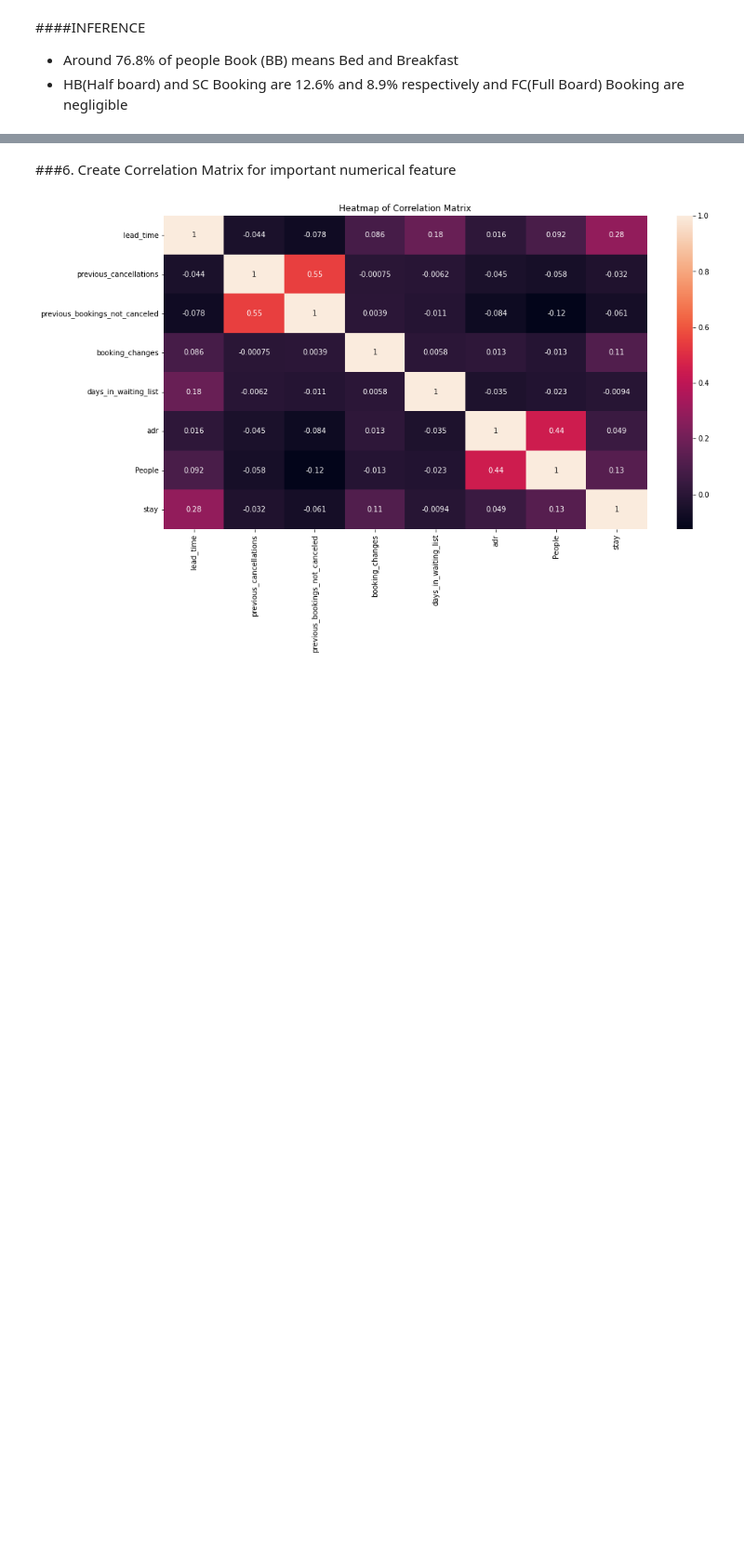
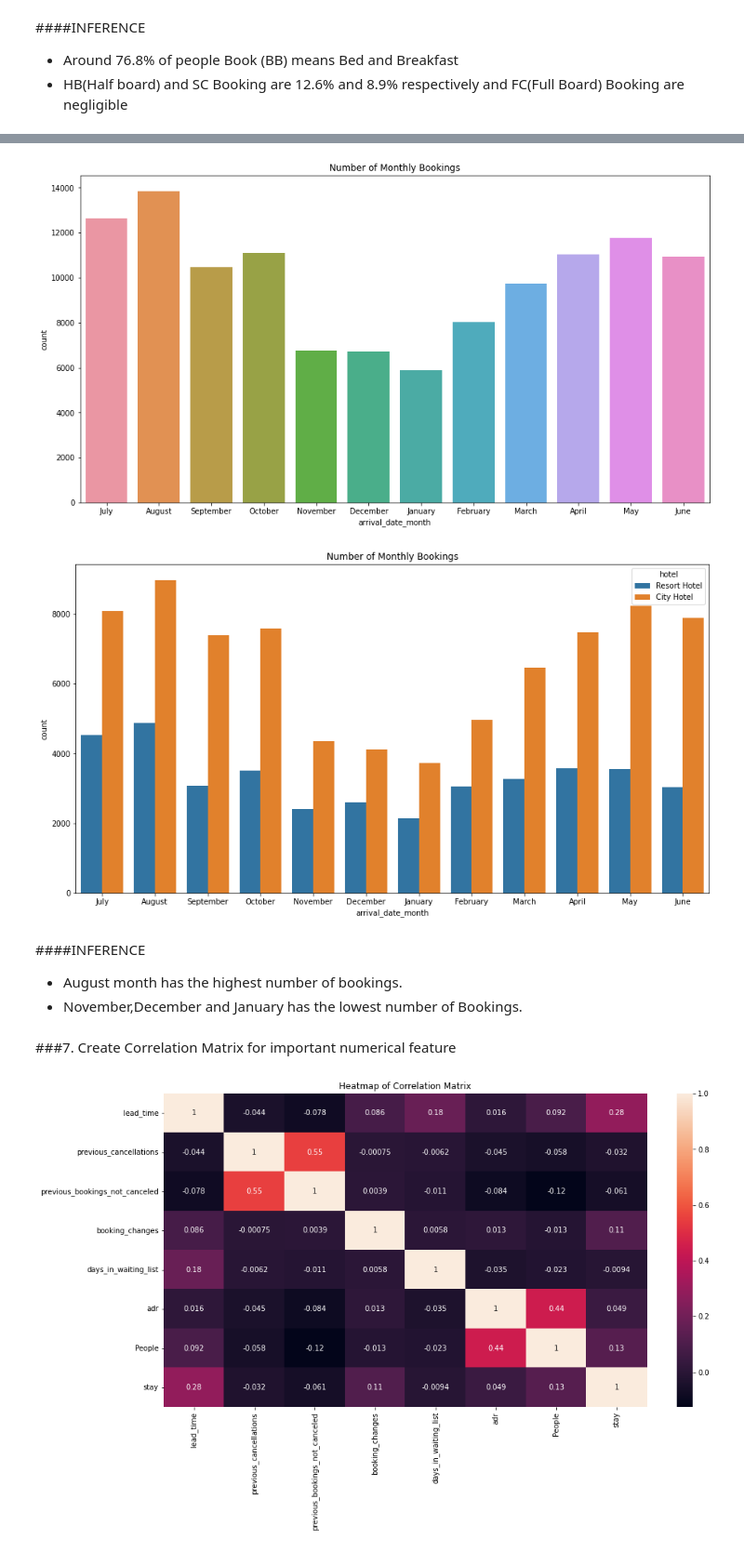
Before and after one commit to MohanVishe/Exploratory-Data-Analysis----Hotel-Booking-Dataset, a Jupyter notebook: Hotel_Booking_Analysis_Team_Project.ipynb, the cells around one changed output, grey strips where cells are left out. Shown at 93% size. Cells and saved outputs as stored; diff of their text form; code cells hidden in the pictures; blank space fills up the shorter version.

```diff
--- a/Hotel_Booking_Analysis_Team_Project.ipynb
+++ b/Hotel_Booking_Analysis_Team_Project.ipynb
@@ -345,3 +362,17 @@ plt.show()
+# %%
+plt.figure(figsize=(15,8))
+sns.countplot(x = df['arrival_date_month']).set_title('Number of Monthly Bookings')
+plt.show()
+plt.figure(figsize=(15,8))
+sns.countplot(x ='arrival_date_month' ,hue = 'hotel',data=df).set_title('Number of Monthly Bookings')
+plt.show()
+# %% [output]
+[figure, added]
+[figure, added]
+# %% [markdown]
+####INFERENCE
+* August month has the highest number of bookings.
+* November,December and January has the lowest number of Bookings.
 # %% [markdown]
-###6. Create Correlation Matrix for important numerical feature
+###7. Create Correlation Matrix for important numerical feature
 # %%
```
Also changed, not shown: parts of 22 cells of this notebook.
